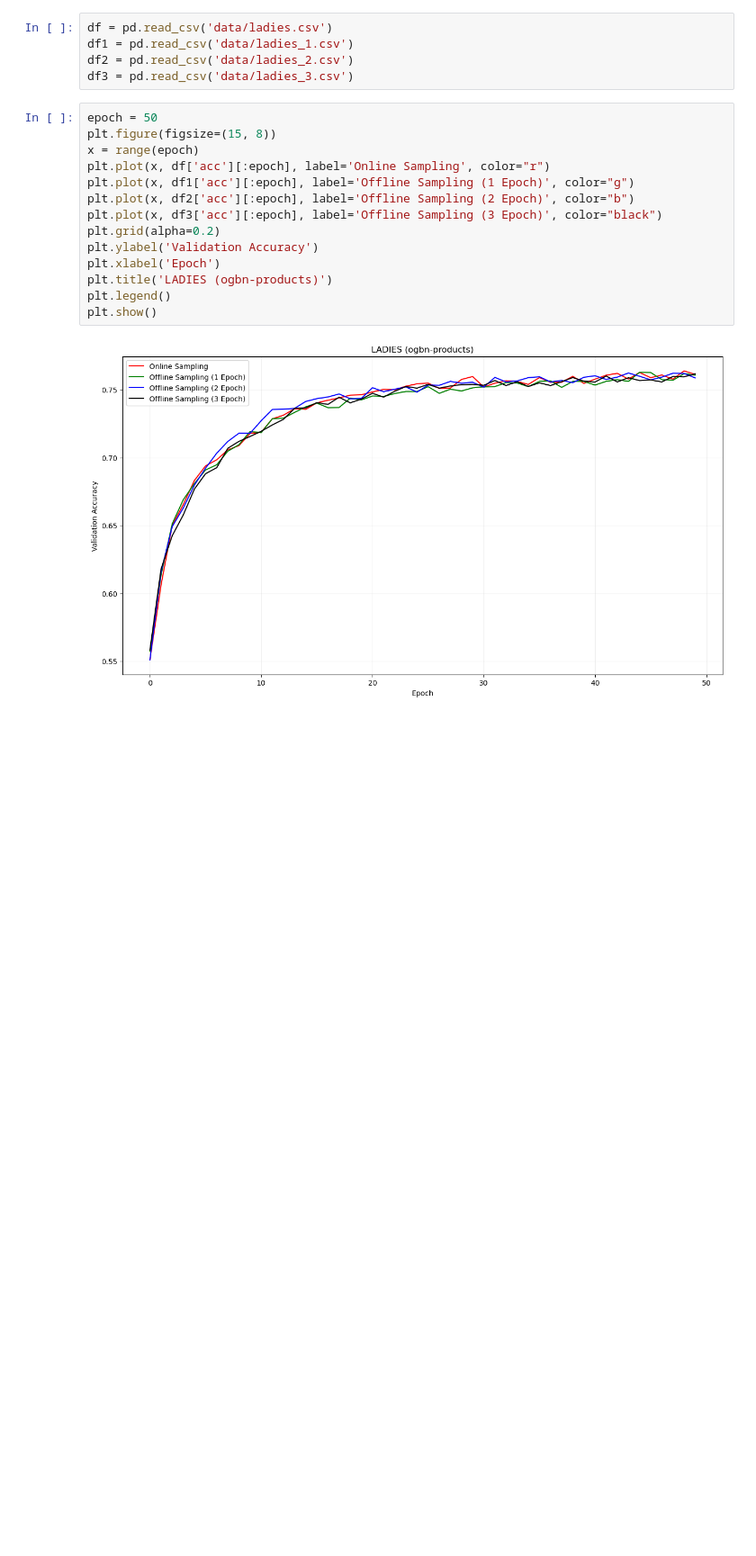
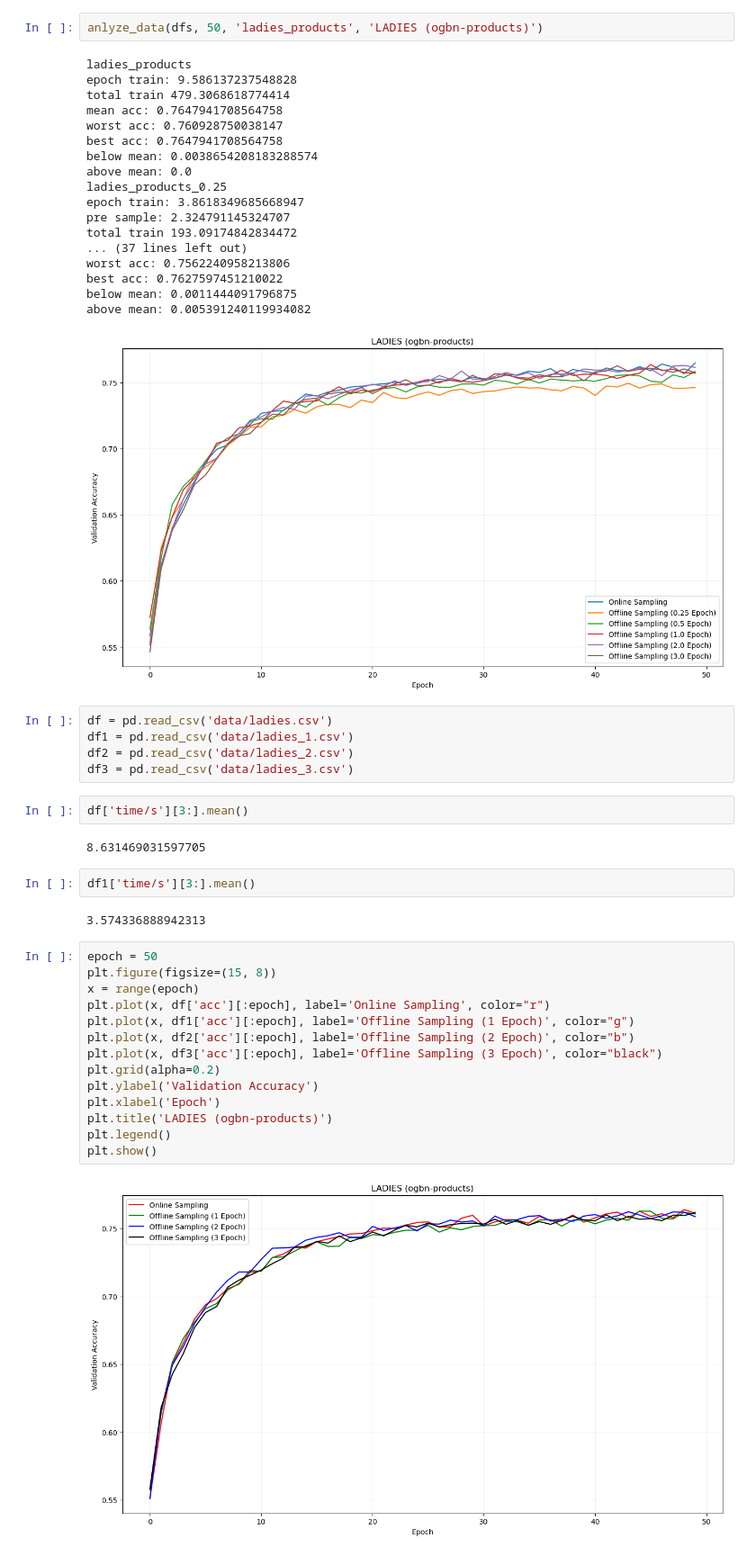
Before and after one commit to Liu-rj/DiskGNN, a Jupyter notebook: preliminary/plot.ipynb, the cells around one changed output. Shown: that part at 90% size. Cells and saved outputs as stored; diff of their text form; blank space fills up the shorter version.

```diff
--- a/preliminary/plot.ipynb
+++ b/preliminary/plot.ipynb
@@ -57,8 +140,37 @@ plt.show()
+# %%
+anlyze_data(dfs, 50, 'ladies_products', 'LADIES (ogbn-products)')
+# %% [output]
+ladies_products
+epoch train: 9.586137237548828
+total train 479.3068618774414
+mean acc: 0.7647941708564758
+worst acc: 0.760928750038147
+best acc: 0.7647941708564758
+below mean: 0.0038654208183288574
+above mean: 0.0
+ladies_products_0.25
+epoch train: 3.8618349685668947
+pre sample: 2.324791145324707
+total train 193.09174842834472
+... (37 lines left out)
+worst acc: 0.7562240958213806
+best acc: 0.7627597451210022
+below mean: 0.0011444091796875
+above mean: 0.005391240119934082
+[figure, added]
 # %%
 df = pd.read_csv('data/ladies.csv')
 df1 = pd.read_csv('data/ladies_1.csv')
 df2 = pd.read_csv('data/ladies_2.csv')
 df3 = pd.read_csv('data/ladies_3.csv')
+# %%
+df['time/s'][3:].mean()
+# %% [output]
+8.631469031597705
+# %%
+df1['time/s'][3:].mean()
+# %% [output]
+3.574336888942313
 # %%
 epoch = 50
 plt.figure(figsize=(15, 8))
```
Also changed, not shown: parts of 14 cells of this notebook, 8 other files.
